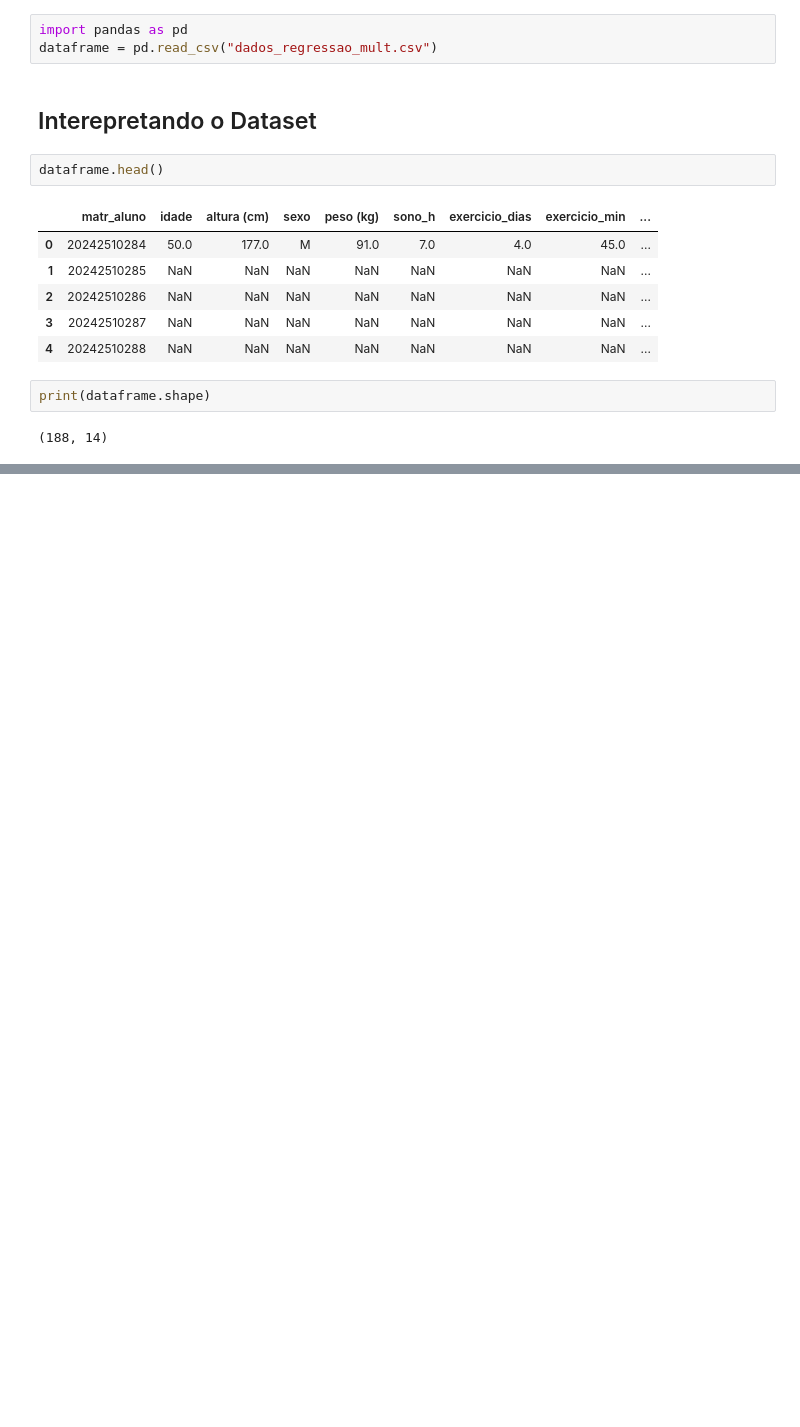
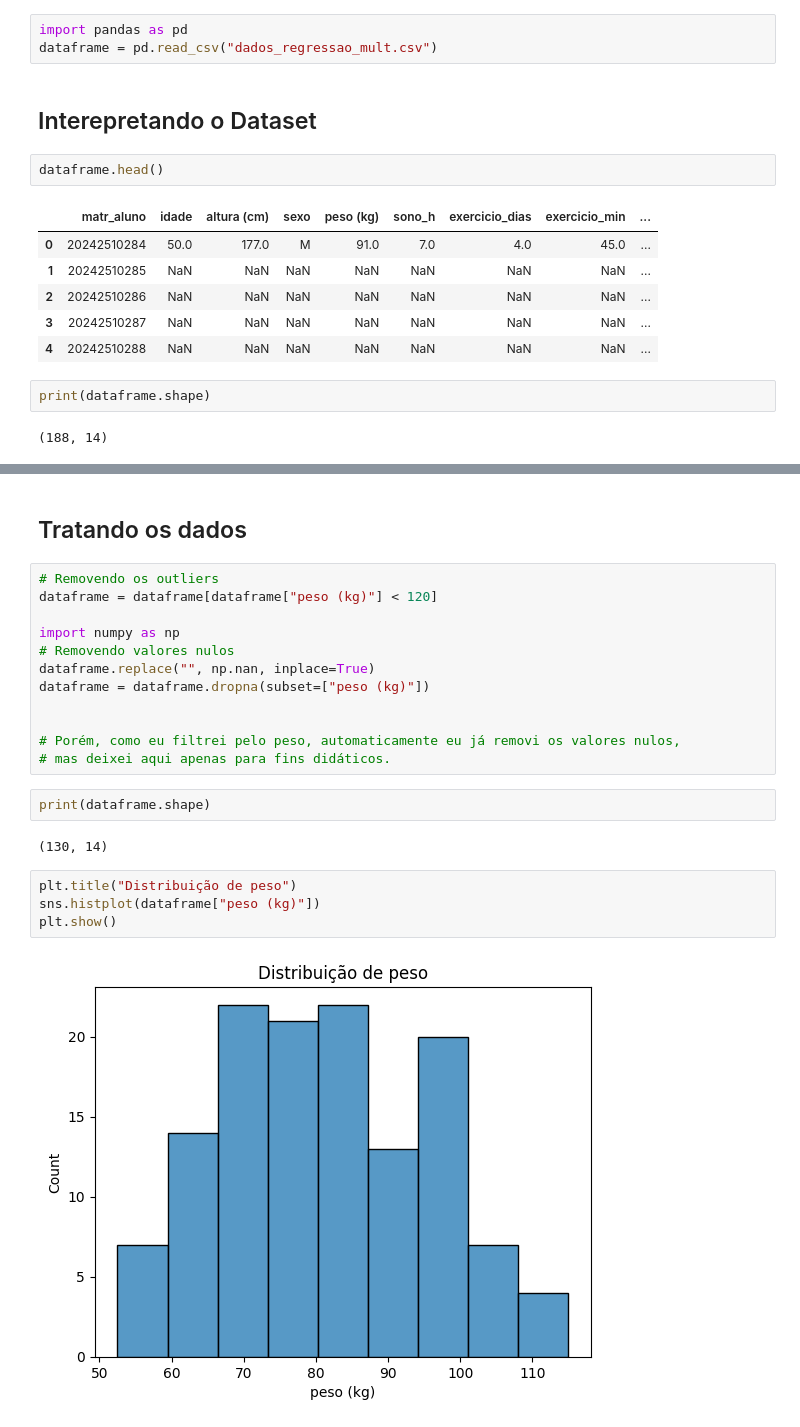
Before and after one commit to GodKelvin/pos-ia-dados-ufes, a Jupyter notebook: Regressão e Séries Temporais/Trab2_Regressao_Multivariada.ipynb, the cells around one changed output, grey strips where cells are left out. Drawn from its saved outputs; the diff is of its cells as text; blank space fills up the shorter version.

```diff
--- a/Regressão e Séries Temporais/Trab2_Regressao_Multivariada.ipynb
+++ b/Regressão e Séries Temporais/Trab2_Regressao_Multivariada.ipynb
@@ -37,0 +66,24 @@ sns.displot(dataframe["peso (kg)"])
+# %% [markdown]
+## Tratando os dados
+# %%
+# Removendo os outliers
+dataframe = dataframe[dataframe["peso (kg)"] < 120]
+
+import numpy as np
+# Removendo valores nulos
+dataframe.replace("", np.nan, inplace=True)
+dataframe = dataframe.dropna(subset=["peso (kg)"])
+
+
+# Porém, como eu filtrei pelo peso, automaticamente eu já removi os valores nulos,
+# mas deixei aqui apenas para fins didáticos.
+# %%
+print(dataframe.shape)
+# %% [output]
+(130, 14)
+# %%
+plt.title("Distribuição de peso")
+sns.histplot(dataframe["peso (kg)"])
+plt.show()
+# %% [output]
+[figure, added]
```
Also changed, not shown: parts of 7 cells of this notebook.
